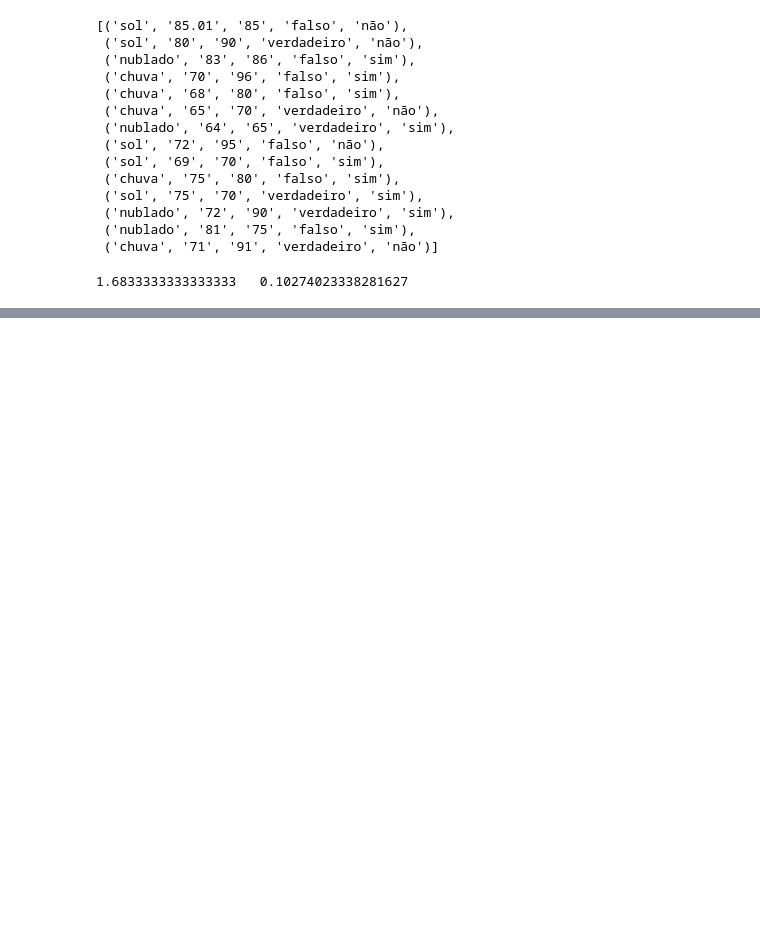
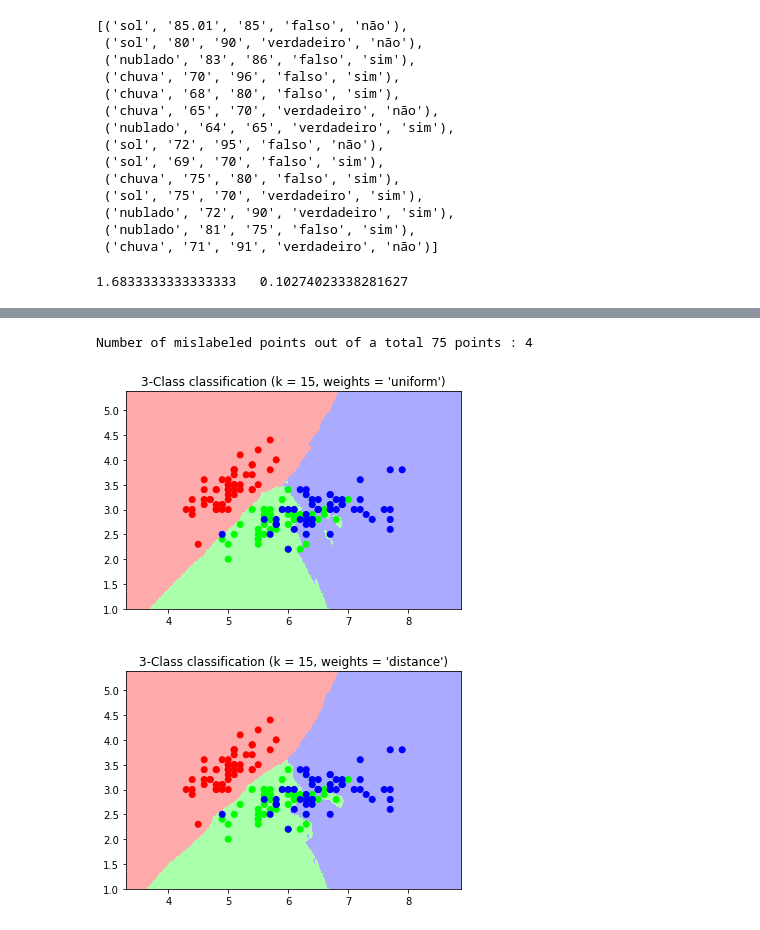
Before and after one commit to mtarcinalli/bayes, a Jupyter notebook: 01_bayes.ipynb, the cells around one changed output, grey strips where cells are left out. Drawn from its saved outputs; the diff is of its cells as text; code cells hidden in the pictures; blank space fills up the shorter version.

```diff
--- a/01_bayes.ipynb
+++ b/01_bayes.ipynb
@@ -362,0 +519,4 @@ tenis2
+# %%
+iris = datasets.load_iris()
+X = iris.data[:, [0, 2]]
+y = iris.target
@@ -362,0 +553,60 @@ tenis2
+# %%
+from sklearn.datasets import load_iris
+from sklearn.model_selection import train_test_split
+from sklearn.naive_bayes import GaussianNB
+X, y = load_iris(return_X_y=True)
+X_train, X_test, y_train, y_test = train_test_split(X, y, test_size=0.5, random_state=0)
+gnb = GaussianNB()
+y_pred = gnb.fit(X_train, y_train).predict(X_test)
+print("Number of mislabeled points out of a total %d points : %d" % (X_test.shape[0], (y_test != y_pred).sum()))
+# %% [output]
+Number of mislabeled points out of a total 75 points : 4
+# %%
+import numpy as np
+import matplotlib.pyplot as plt
+from matplotlib.colors import ListedColormap
+from sklearn import neighbors, datasets
+
+n_neighbors = 15
+
+# import some data to play with
+iris2 = datasets.load_iris()
+X = iris2.data[:, :2]  # we only take the first two features. We could
+                      # avoid this ugly slicing by using a two-dim dataset
+y = iris2.target
+
+h = .02  # step size in the mesh
+
+# Create color maps
+cmap_light = ListedColormap(['#FFAAAA', '#AAFFAA', '#AAAAFF'])
+cmap_bold = ListedColormap(['#FF0000', '#00FF00', '#0000FF'])
+
+for weights in ['uniform', 'distance']:
+    # we create an instance of Neighbours Classifier and fit the data.
+    clf = neighbors.KNeighborsClassifier(n_neighbors, weights=weights)
+    clf.fit(X, y)
+
+    # Plot the decision boundary. For that, we will assign a color to each
+    # point in the mesh [x_min, x_max]x[y_min, y_max].
+    x_min, x_max = X[:, 0].min() - 1, X[:, 0].max() + 1
+    y_min, y_max = X[:, 1].min() - 1, X[:, 1].max() + 1
+    xx, yy = np.meshgrid(np.arange(x_min, x_max, h),
+                         np.arange(y_min, y_max, h))
+    Z = clf.predict(np.c_[xx.ravel(), yy.ravel()])
+
+    # Put the result into a color plot
+    Z = Z.reshape(xx.shape)
+    plt.figure()
+    plt.pcolormesh(xx, yy, Z, cmap=cmap_light)
+
+    # Plot also the training points
+    plt.scatter(X[:, 0], X[:, 1], c=y, cmap=cmap_bold)
+    plt.xlim(xx.min(), xx.max())
+    plt.ylim(yy.min(), yy.max())
+    plt.title("3-Class classification (k = %i, weights = '%s')"
+              % (n_neighbors, weights))
+
+plt.show()
+# %% [output]
+[figure, added]
+[figure, added]
```
Also changed, not shown: parts of 48 cells of this notebook.
